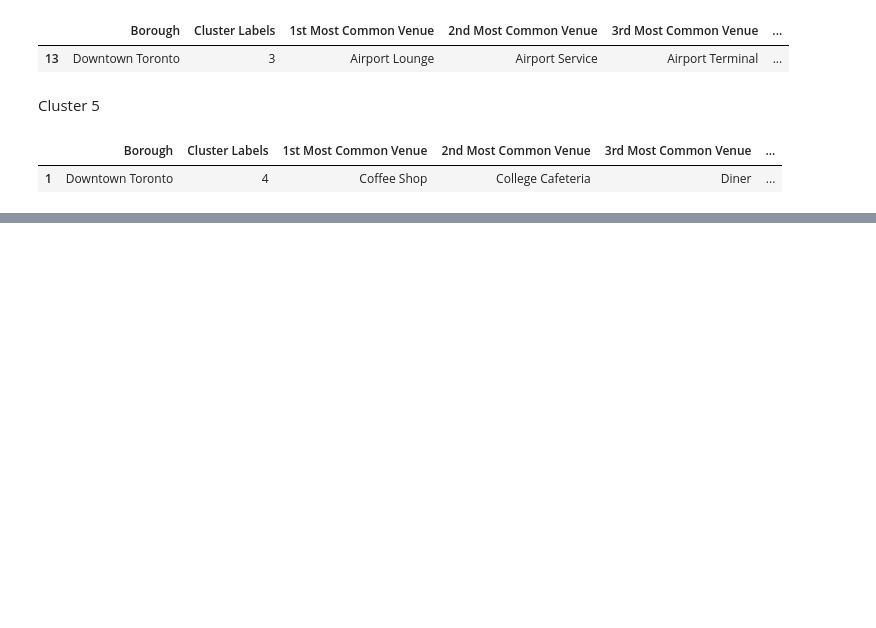
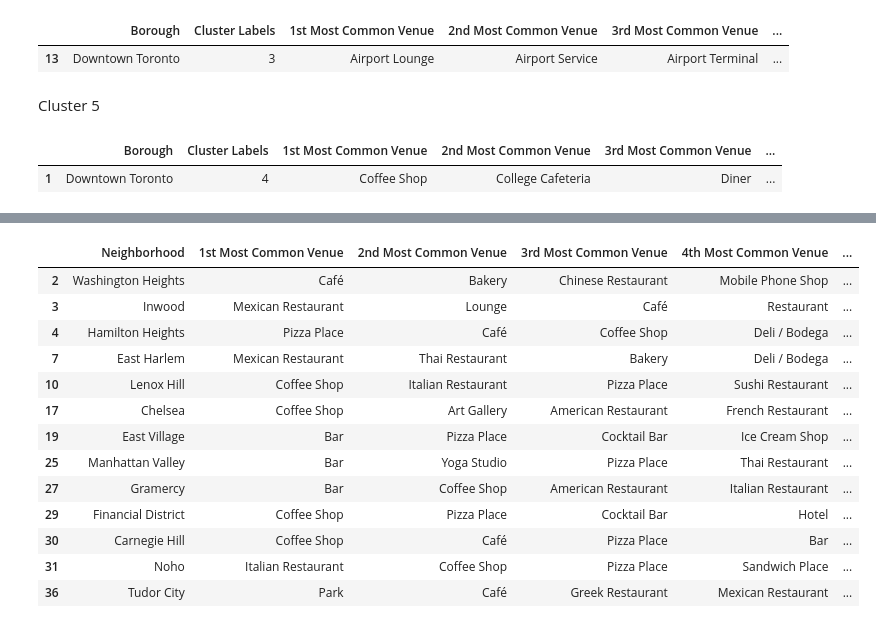
Before and after one commit to ajkam/ds-project, a Jupyter notebook: ibm-capstone-nb-wk5.ipynb, the cells around one changed output, grey strips where cells are left out. Saved outputs shown, nothing was run; the diff lists cells and outputs as text; code cells hidden in the pictures; blank space fills up the shorter version.

```diff
--- a/ibm-capstone-nb-wk5.ipynb
+++ b/ibm-capstone-nb-wk5.ipynb
@@ -575,0 +1114,17 @@ DT_merged.loc[DT_merged['Cluster Labels'] == 4, DT_merged.columns[[1] + list(ran
+# %%
+manhattan_merged.loc[manhattan_merged['Cluster Labels'] == 4, manhattan_merged.columns[[1] + list(range(5, manhattan_merged.shape[1]))]]
+# %% [output]
+|  | Neighborhood | 1st Most Common Venue | 2nd Most Common Venue | 3rd Most Common Venue | 4th Most Common Venue | ... |
+| 2 | Washington Heights | Café | Bakery | Chinese Restaurant | Mobile Phone Shop | ... |
+| 3 | Inwood | Mexican Restaurant | Lounge | Café | Restaurant | ... |
+| 4 | Hamilton Heights | Pizza Place | Café | Coffee Shop | Deli / Bodega | ... |
+| 7 | East Harlem | Mexican Restaurant | Thai Restaurant | Bakery | Deli / Bodega | ... |
+| 10 | Lenox Hill | Coffee Shop | Italian Restaurant | Pizza Place | Sushi Restaurant | ... |
+| 17 | Chelsea | Coffee Shop | Art Gallery | American Restaurant | French Restaurant | ... |
+| 19 | East Village | Bar | Pizza Place | Cocktail Bar | Ice Cream Shop | ... |
+| 25 | Manhattan Valley | Bar | Yoga Studio | Pizza Place | Thai Restaurant | ... |
+| 27 | Gramercy | Bar | Coffee Shop | American Restaurant | Italian Restaurant | ... |
+| 29 | Financial District | Coffee Shop | Pizza Place | Cocktail Bar | Hotel | ... |
+| 30 | Carnegie Hill | Coffee Shop | Café | Pizza Place | Bar | ... |
+| 31 | Noho | Italian Restaurant | Coffee Shop | Pizza Place | Sandwich Place | ... |
+| 36 | Tudor City | Park | Café | Greek Restaurant | Mexican Restaurant | ... |
```
Also changed, not shown: parts of 39 cells of this notebook.
